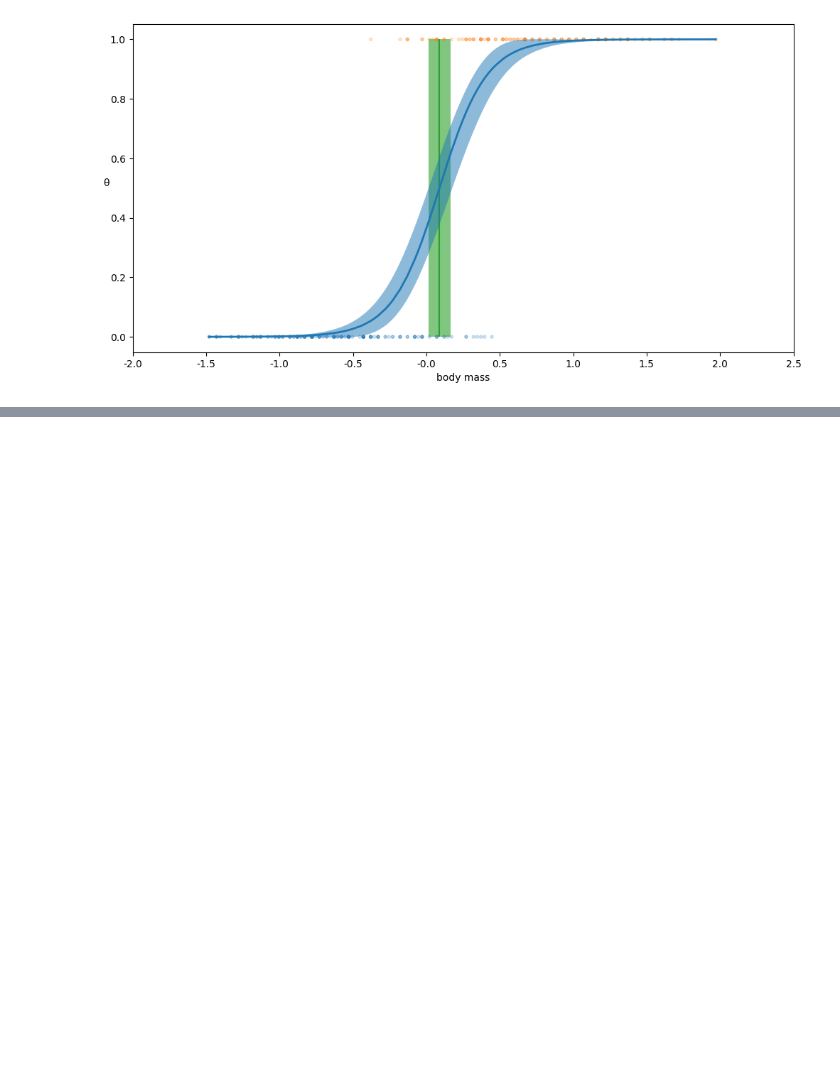
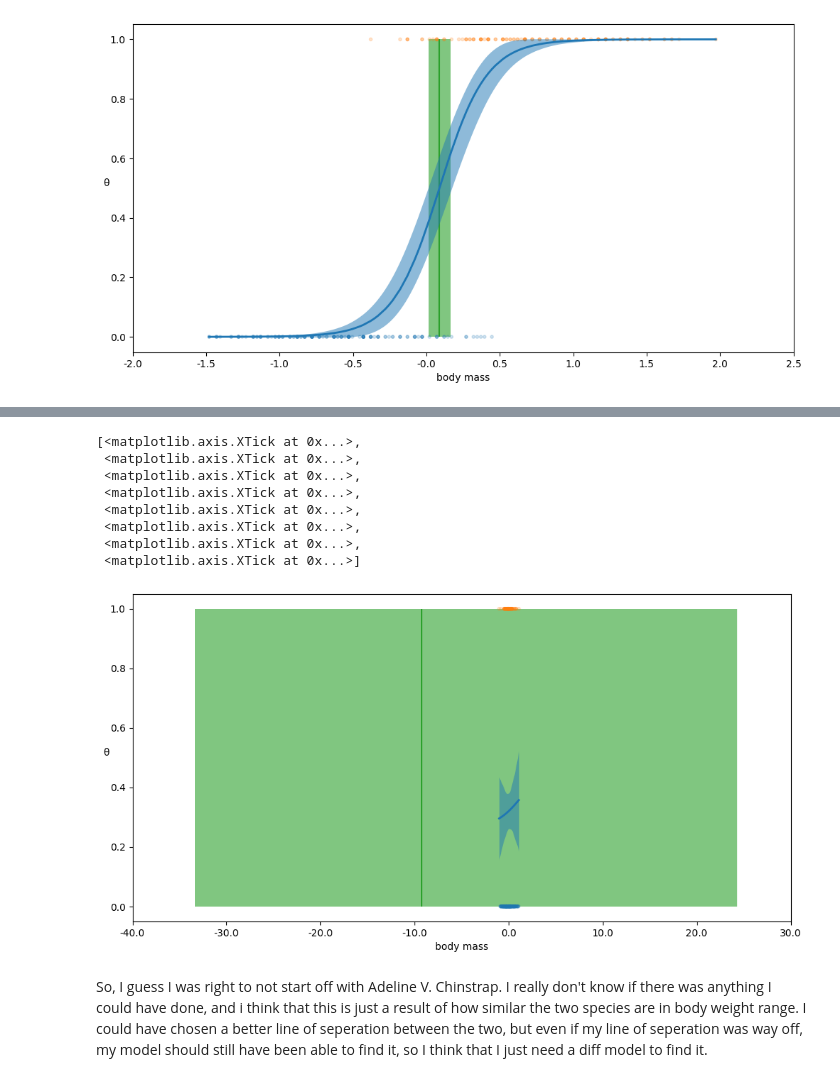
Before and after one commit to YoishD/Data-Science-B7, a Jupyter notebook: YeshDakpU5proj.ipynb, the cells around one changed output, grey strips where cells are left out. Cells and saved outputs as stored; diff of their text form; code cells hidden in the pictures; blank space fills up the shorter version.

```diff
--- a/YeshDakpU5proj.ipynb
+++ b/YeshDakpU5proj.ipynb
@@ -162,0 +251,45 @@ So our eyeball attempt should have been in the opposite direction instead of  ve
+# %%
+posterior = idata_li.posterior
+theta = posterior["θ"].mean(("chain", "draw"))
+
+#this will help us tanslate from the standardized data back to the raw data
+idx = np.argsort(body_m_c)
+
+#set up the plot
+_, ax = plt.subplots(figsize=(12, 6))
+
+#plot the posterior
+ax.plot(body_m_c[idx], theta[idx], color="C0", lw=2)
+ax.vlines(posterior["bd"].mean(("chain", "draw")), 0, 1, color="C2", zorder=0)
+
+#bd for boundary
+#these two lines plot our boundary or decision line, which is what we could use
+#to predict the sepcies of a penguin using body mass
+bd_hdi = az.hdi(posterior["bd"])
+ax.fill_betweenx([0, 1], bd_hdi["bd"][0], bd_hdi["bd"][1], color="C2", alpha=0.6, lw=0)
+
+#scatter plot of raw data
+ax.scatter(body_m_c, species_codes, marker=".", color=[f"C{x}" for x in species_codes], alpha = 0.2)
+
+#plots the sigmoid regression
+az.plot_hdi(body_m_c, posterior["θ"], color="C0", ax=ax, fill_kwargs={"lw": 0})
+
+#labels
+ax.set_xlabel('body mass')
+ax.set_ylabel("θ", rotation=0)
+
+# # use original scale for xticks
+locs, _ = plt.xticks()
+ax.set_xticks(locs, np.round(locs + body_m_c.mean(), 1))
+# %% [output]
+[<matplotlib.axis.XTick at 0x...>,
+ <matplotlib.axis.XTick at 0x...>,
+ <matplotlib.axis.XTick at 0x...>,
+ <matplotlib.axis.XTick at 0x...>,
+ <matplotlib.axis.XTick at 0x...>,
+ <matplotlib.axis.XTick at 0x...>,
+ <matplotlib.axis.XTick at 0x...>,
+ <matplotlib.axis.XTick at 0x...>]
+[figure, added]
+# %% [markdown]
+So, I guess I was right to not start off with Adeline V. Chinstrap. I really don't know if there was anything I could have done, and i think that this is just a result of how similar the two species are in body weight range. I could have chosen a better line of seperation between the two, but even if my line of seperation was way off, my model should still have been able to find it, so I think that I just need a diff model to find it.
```
Also changed, not shown: parts of 6 cells of this notebook.
